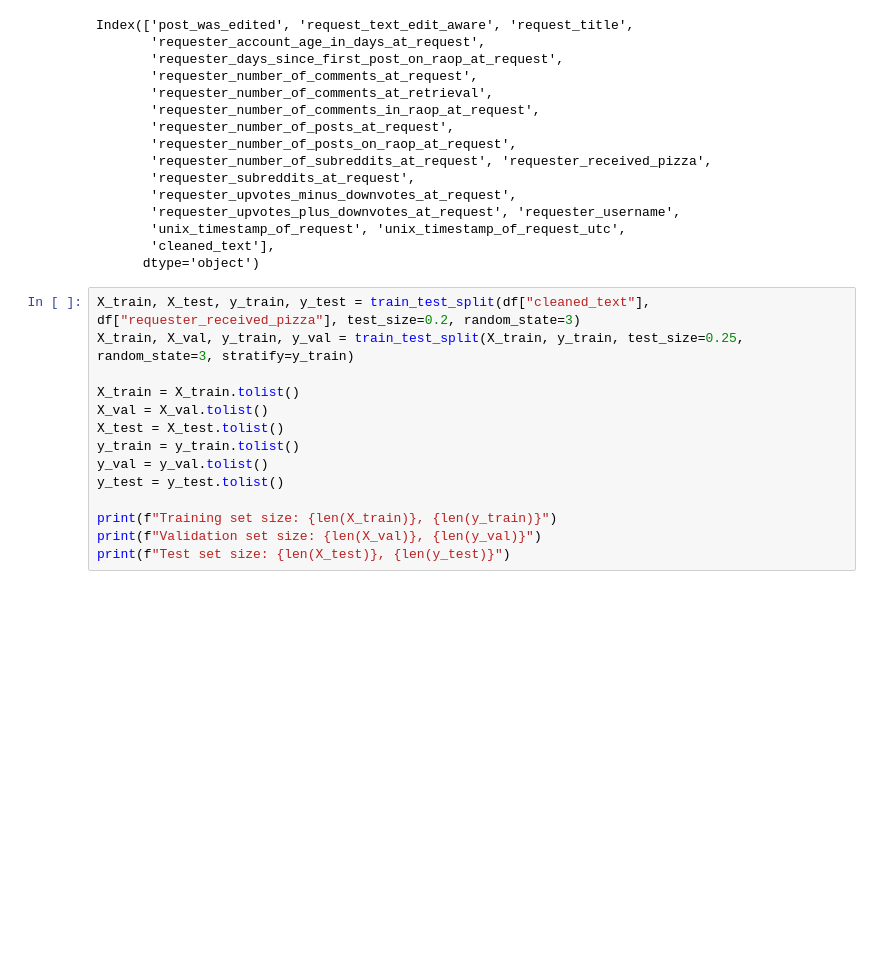
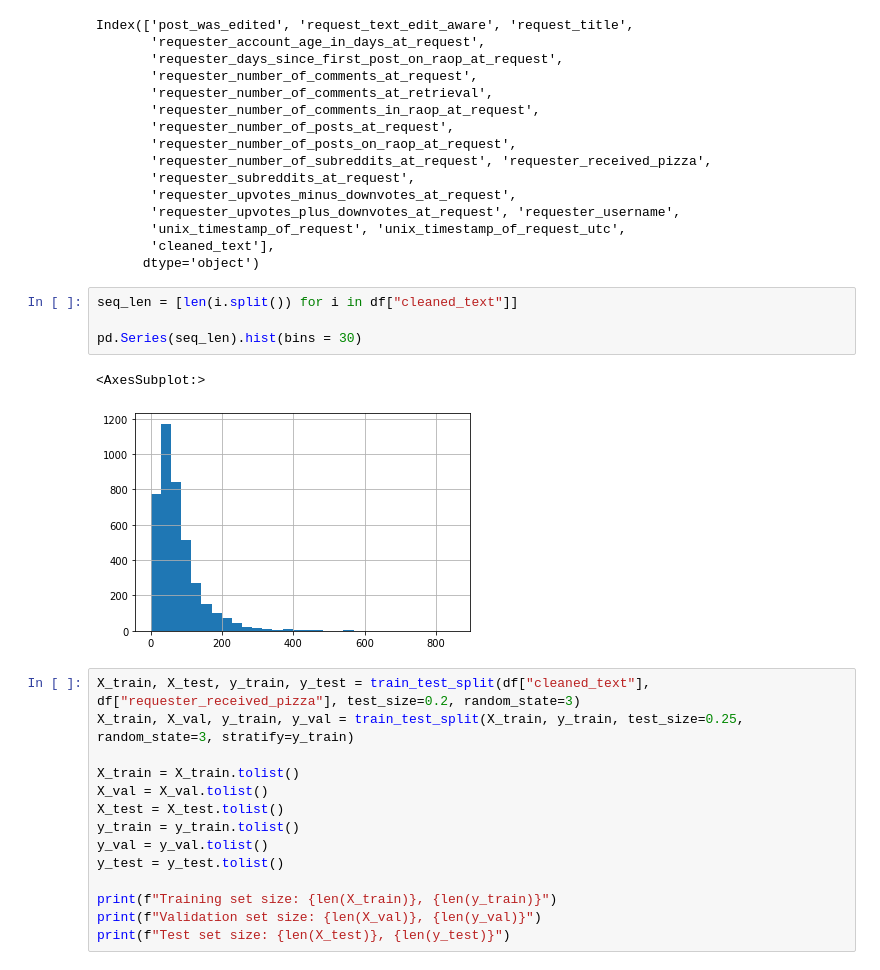
Before and after one commit to chainyo/pizza-challenge, a Jupyter notebook: notebooks/deep_learning.ipynb, the cells around one changed output. Drawn from its saved outputs; the diff is of its cells as text; blank space fills up the shorter version.

```diff
--- a/notebooks/deep_learning.ipynb
+++ b/notebooks/deep_learning.ipynb
@@ -41,6 +40,13 @@ Index(['post_was_edited', 'request_text_edit_aware', 'request_title',
        'unix_timestamp_of_request', 'unix_timestamp_of_request_utc',
        'cleaned_text'],
       dtype='object')
+# %%
+seq_len = [len(i.split()) for i in df["cleaned_text"]]
+
+pd.Series(seq_len).hist(bins = 30)
+# %% [output]
+<AxesSubplot:>
+[figure, added]
 # %%
 X_train, X_test, y_train, y_test = train_test_split(df["cleaned_text"], df["requester_received_pizza"], test_size=0.2, random_state=3)
 X_train, X_val, y_train, y_val = train_test_split(X_train, y_train, test_size=0.25, random_state=3, stratify=y_train)
```
Also changed, not shown: parts of 3 cells of this notebook.
